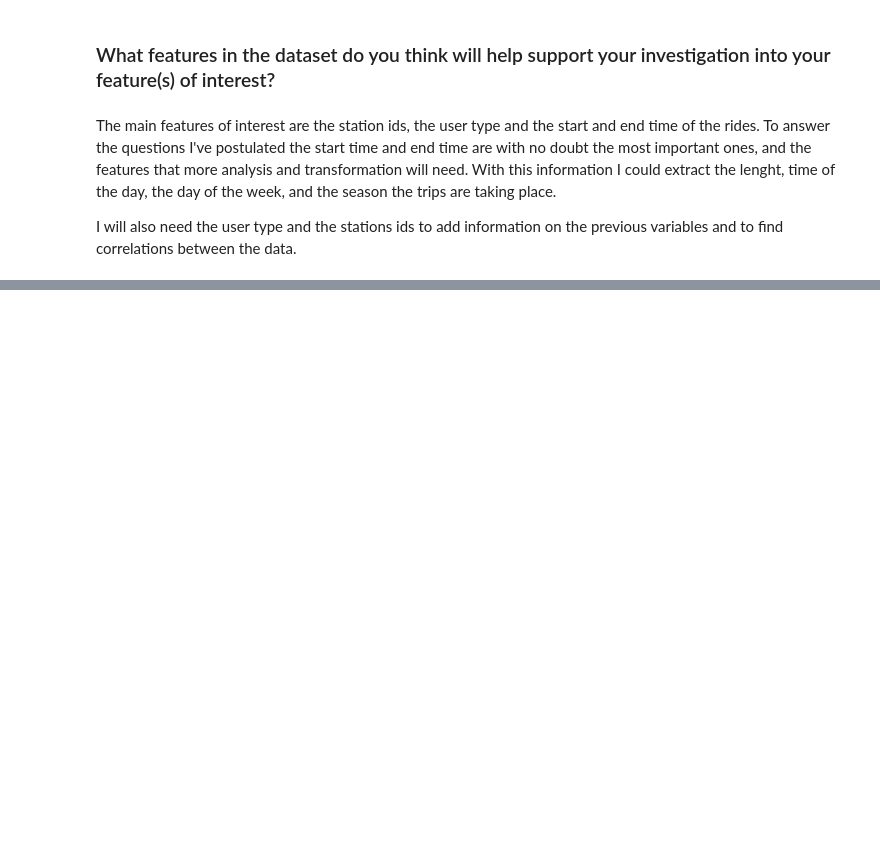
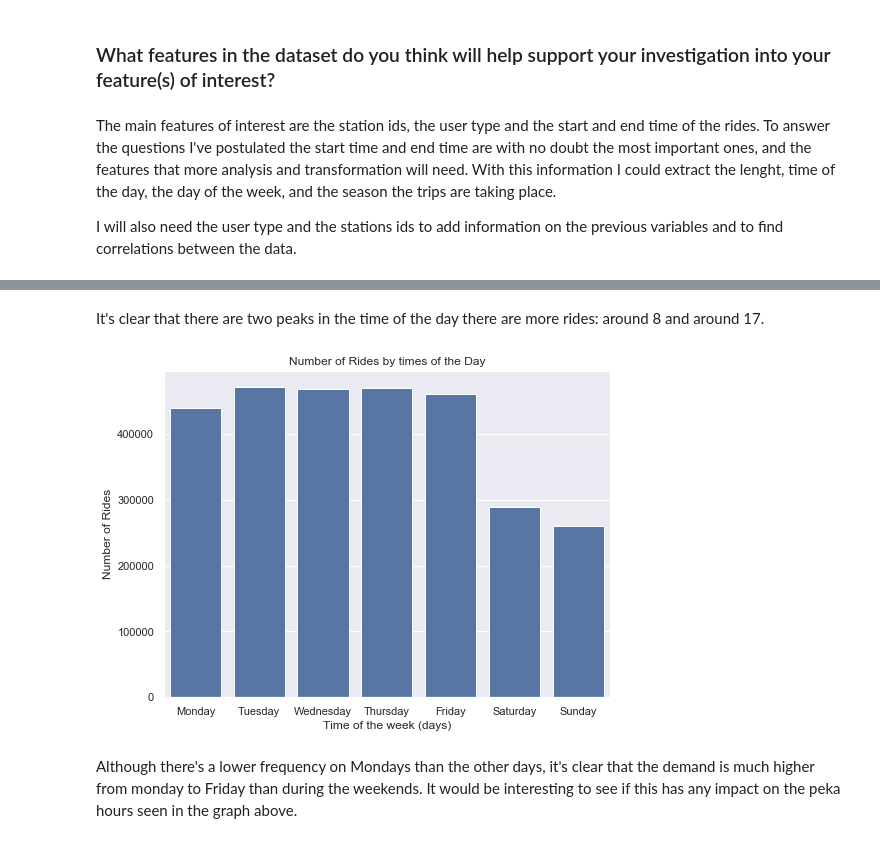
Before and after one commit to Victoriapm/GoBike-SystemData-Analysis, a Jupyter notebook: Data_exploration.ipynb, the cells around one changed output, grey strips where cells are left out. Drawn from its saved outputs; the diff is of its cells as text; code cells hidden in the pictures; blank space fills up the shorter version.

```diff
--- a/Data_exploration.ipynb
+++ b/Data_exploration.ipynb
@@ -192,0 +239,24 @@ the quote-formatted guide notes like this one before you finish your report!
+# %% [markdown]
+It's clear that there are two peaks in the time of the day there are more rides: around 8 and around 17.
+# %%
+#plot the number of rides per weekday
+base_color = sb.color_palette()[0]
+
+# replace the 0-7 numbers for the name of the weekday
+labels = ['Monday', 'Tuesday', 'Wednesday', 'Thursday', 'Friday', 'Saturday', 'Sunday']
+
+sb.set(rc={'figure.figsize':(8,6)})
+
+ax = sb.countplot(data = df, x = 'start_day',
+             color = base_color);
+
+ax.set(xticks=range(7), xticklabels=labels)
+
+plt.xlabel("Time of the week (days)")
+plt.ylabel("Number of Rides")
+plt.title("Number of Rides by times of the Day");
+# %% [output]
+[figure, added]
+# %% [markdown]
+Although there's a lower frequency on Mondays than the other days, it's clear that the demand is much higher from monday to Friday than during the weekends.
+It would be interesting to see if this has any impact on the peka hours seen in the graph above.
```
Also changed, not shown: parts of 111 cells of this notebook.
